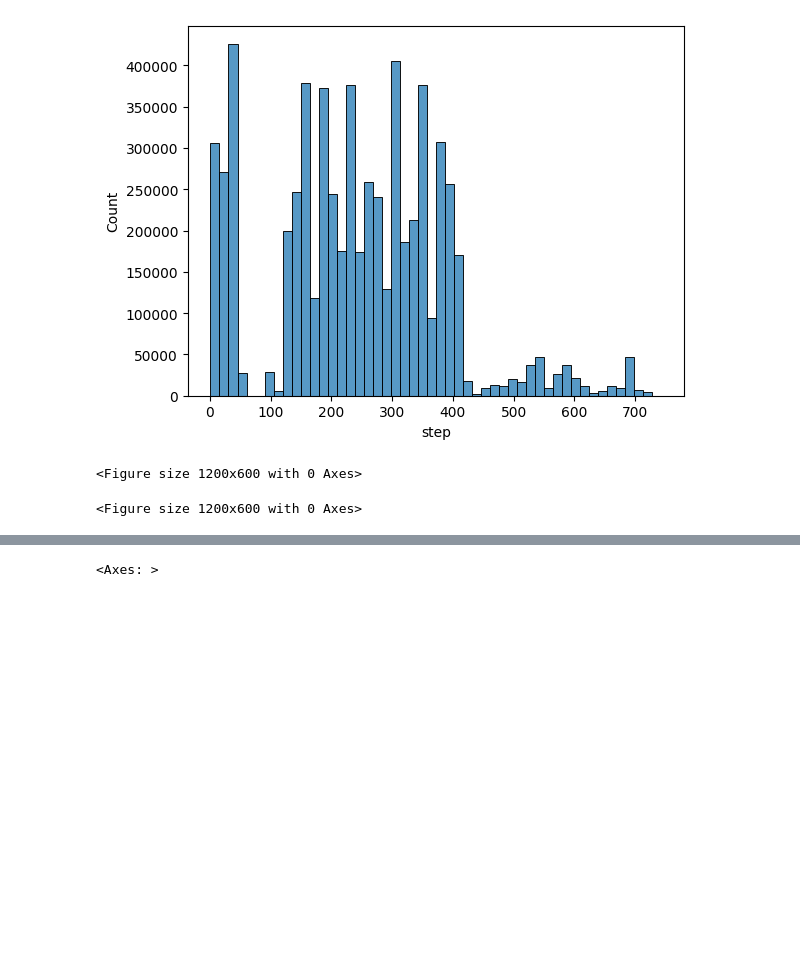
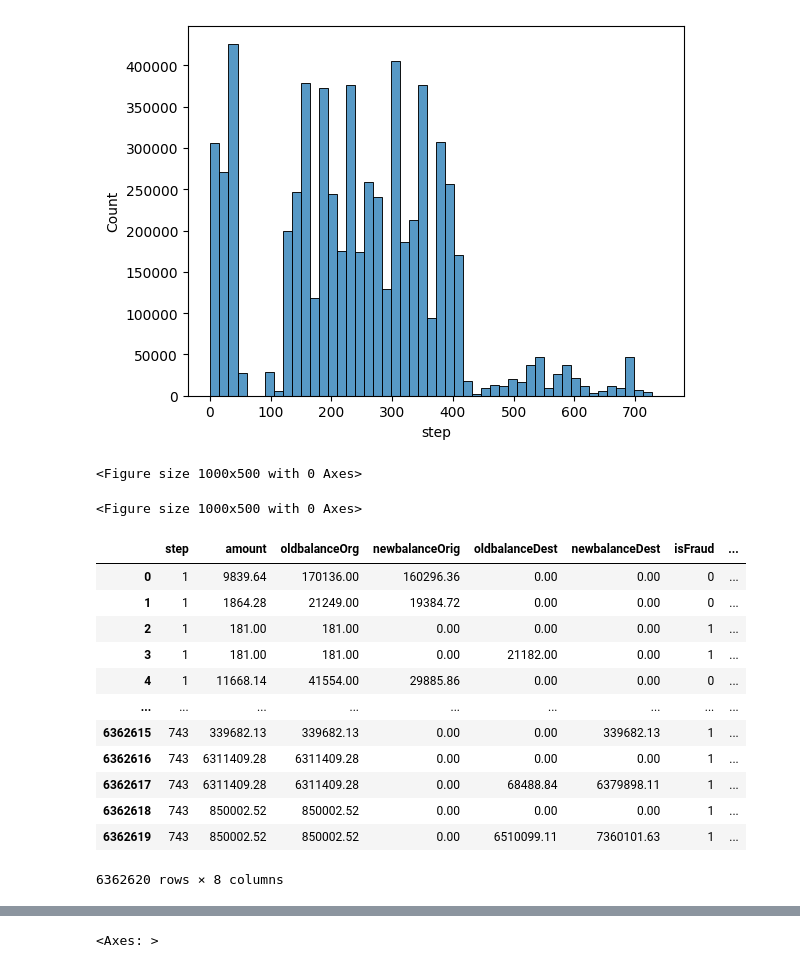
Before and after one commit to sahilgupta028/Online-payment-fraud-detection, a Jupyter notebook: Online Payment Fraud Detection.ipynb, the cells around one changed output, grey strips where cells are left out. Cells and saved outputs as stored; diff of their text form; code cells hidden in the pictures; blank space fills up the shorter version.

```diff
--- a/Online Payment Fraud Detection.ipynb
+++ b/Online Payment Fraud Detection.ipynb
@@ -103,7 +142,24 @@ sns.histplot(data['step'], bins=50)
 <Axes: xlabel='step', ylabel='Count'>
 [figure]
 # %%
-plt.figure(figsize=(12, 6))
+plt.figure(figsize=(10, 5))
 # %% [output]
-<Figure size 1200x600 with 0 Axes>
+<Figure size 1000x500 with 0 Axes>
-<Figure size 1200x600 with 0 Axes>
+<Figure size 1000x500 with 0 Axes>
+# %%
+numeric_data = data.select_dtypes(include=['number'])
+numeric_data
+# %% [output]
+|  | step | amount | oldbalanceOrg | newbalanceOrig | oldbalanceDest | newbalanceDest | isFraud | ... |
+| 0 | 1 | 9839.64 | 170136.00 | 160296.36 | 0.00 | 0.00 | 0 | ... |
+| 1 | 1 | 1864.28 | 21249.00 | 19384.72 | 0.00 | 0.00 | 0 | ... |
+| 2 | 1 | 181.00 | 181.00 | 0.00 | 0.00 | 0.00 | 1 | ... |
+| 3 | 1 | 181.00 | 181.00 | 0.00 | 21182.00 | 0.00 | 1 | ... |
+| 4 | 1 | 11668.14 | 41554.00 | 29885.86 | 0.00 | 0.00 | 0 | ... |
+| ... | ... | ... | ... | ... | ... | ... | ... | ... |
+| 6362615 | 743 | 339682.13 | 339682.13 | 0.00 | 0.00 | 339682.13 | 1 | ... |
+| 6362616 | 743 | 6311409.28 | 6311409.28 | 0.00 | 0.00 | 0.00 | 1 | ... |
+| 6362617 | 743 | 6311409.28 | 6311409.28 | 0.00 | 68488.84 | 6379898.11 | 1 | ... |
+| 6362618 | 743 | 850002.52 | 850002.52 | 0.00 | 0.00 | 0.00 | 1 | ... |
+| 6362619 | 743 | 850002.52 | 850002.52 | 0.00 | 6510099.11 | 7360101.63 | 1 | ... |
+6362620 rows × 8 columns
```
Also changed, not shown: parts of 32 cells of this notebook.
